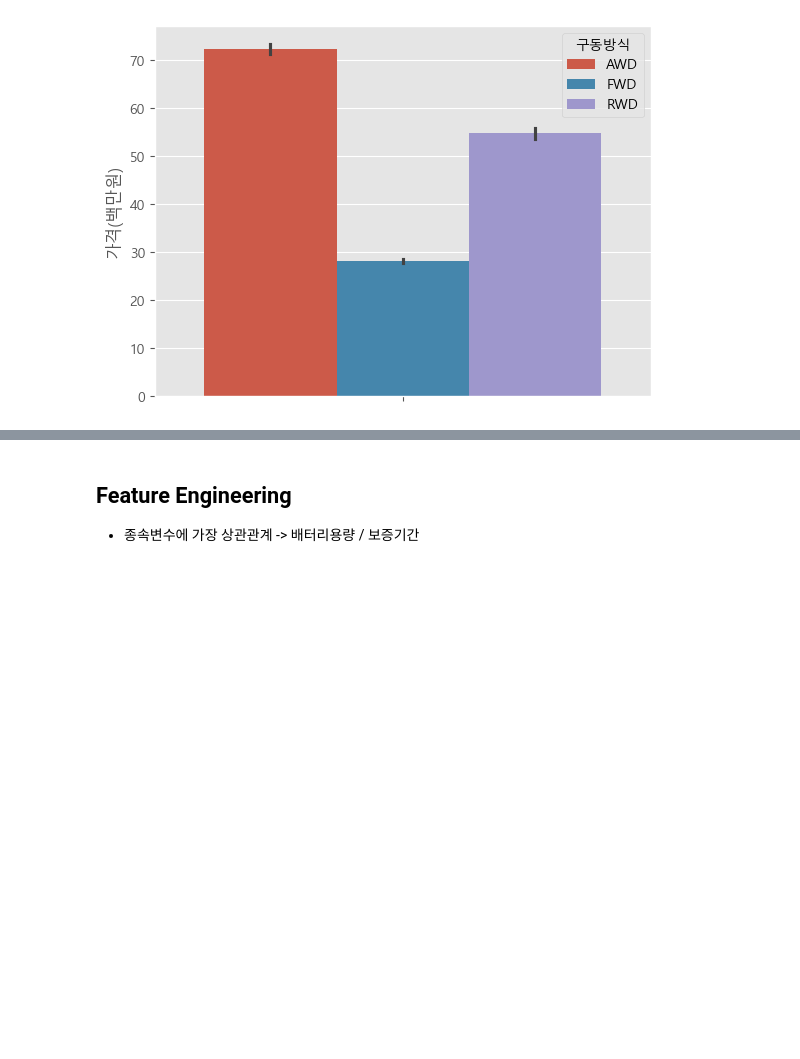
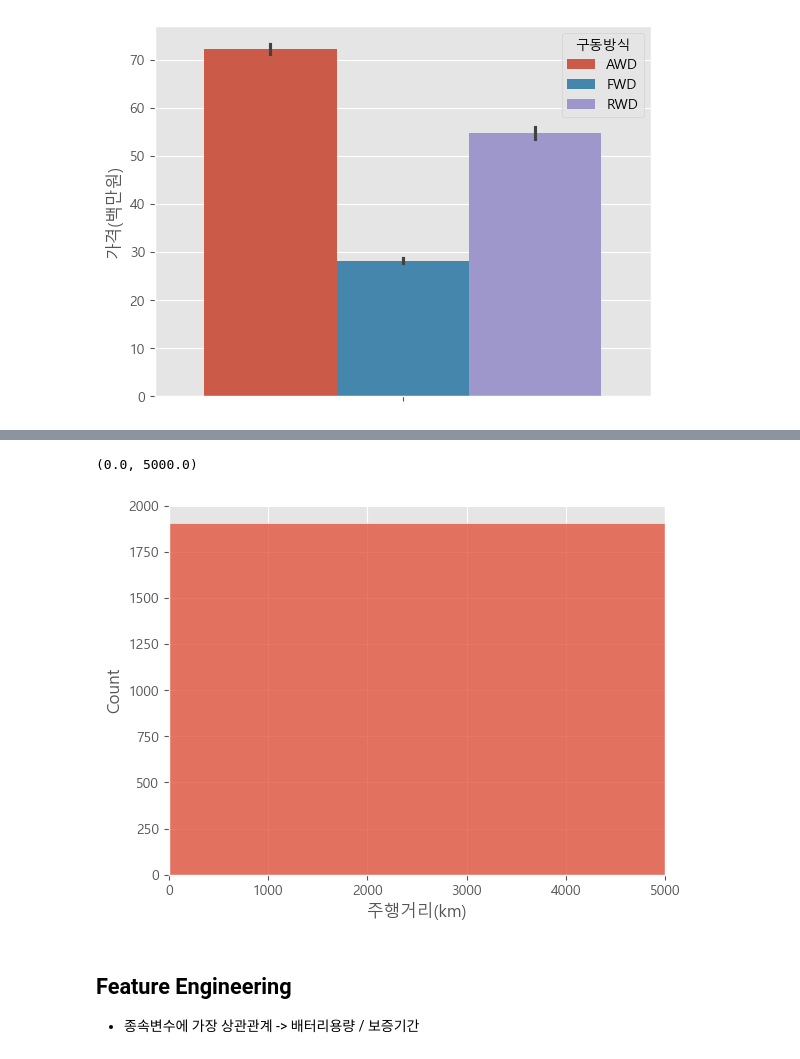
Before and after one commit to han942/vscode, a Jupyter notebook: CarEV.ipynb, the cells around one changed output, grey strips where cells are left out. Saved outputs shown, nothing was run; the diff lists cells and outputs as text; code cells hidden in the pictures; blank space fills up the shorter version.

```diff
--- a/CarEV.ipynb
+++ b/CarEV.ipynb
@@ -231,3 +247,9 @@ sns.barplot(y=train['가격(백만원)'],hue=train['구동방식'])
+# %%
+sns.histplot(train['주행거리(km)'])
+plt.xlim(0,5000)
+# %% [output]
+(0.0, 5000.0)
+[figure, added]
 # %% [markdown]
 ## Feature Engineering
 - 종속변수에 가장 상관관계 -> 배터리용량 / 보증기간
```
Also changed, not shown: parts of 4 cells of this notebook.
